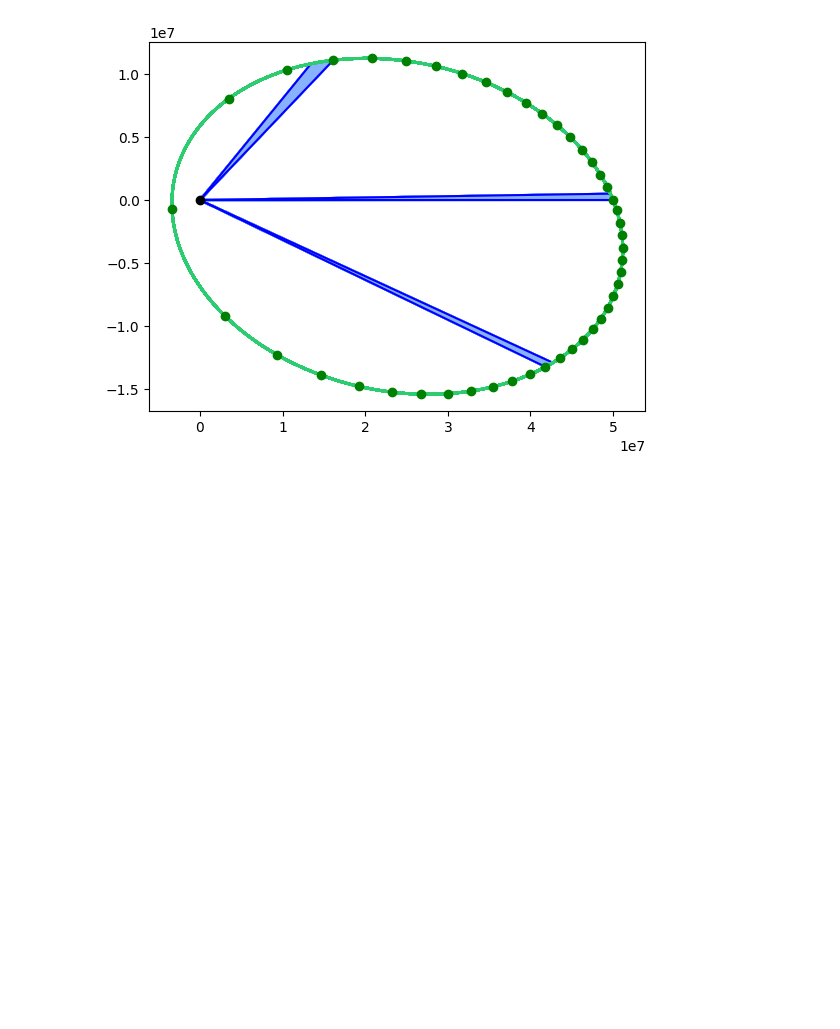
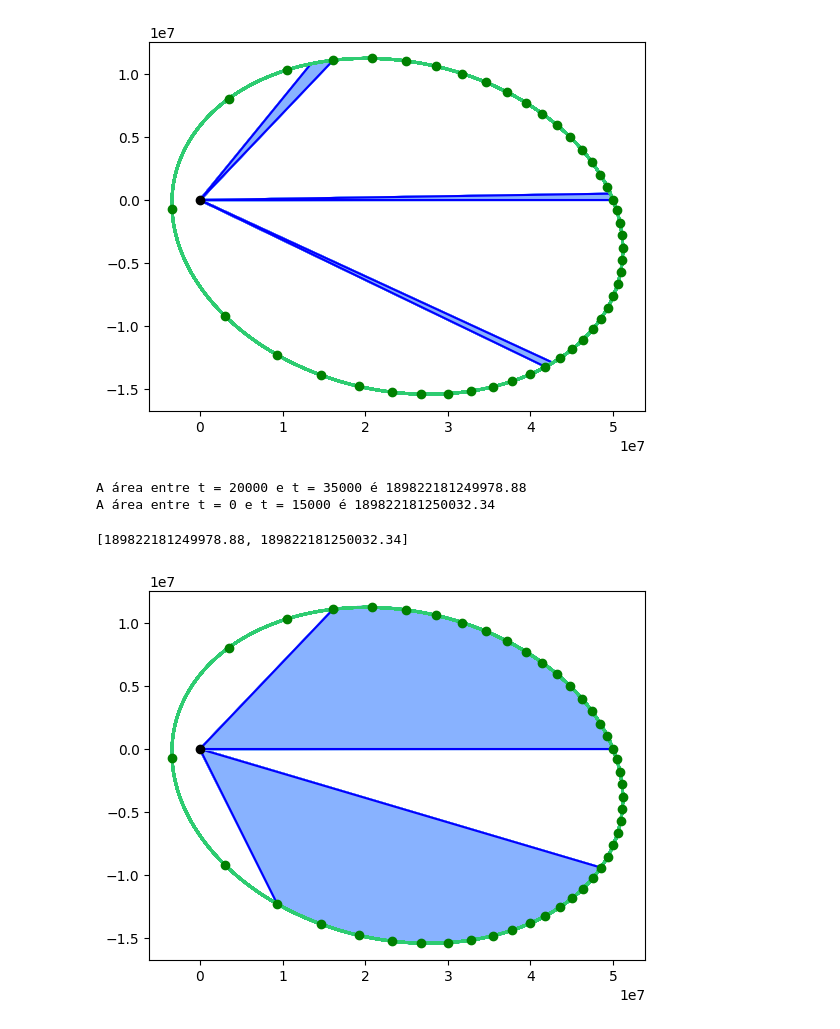
Before and after one commit to elison-maiko/PYCALC, a Jupyter notebook: Trabalho_2.ipynb, the cells around one changed output. Cells and saved outputs as stored; diff of their text form; code cells hidden in the pictures; blank space fills up the shorter version.

```diff
--- a/Trabalho_2.ipynb
+++ b/Trabalho_2.ipynb
@@ -190,0 +189,8 @@ def calcula_area_NewtonCotes():
+# %%
+tempo2 = [[20000, 35000], [0, 15000]]
+demonstra_metodo_Heron(arquivo, tempo2)
+# %% [output]
+A área entre t = 20000 e t = 35000 é 189822181249978.88
+A área entre t = 0 e t = 15000 é 189822181250032.34
+[189822181249978.88, 189822181250032.34]
+[figure, added]
```
Also changed, not shown: parts of 11 cells of this notebook.
